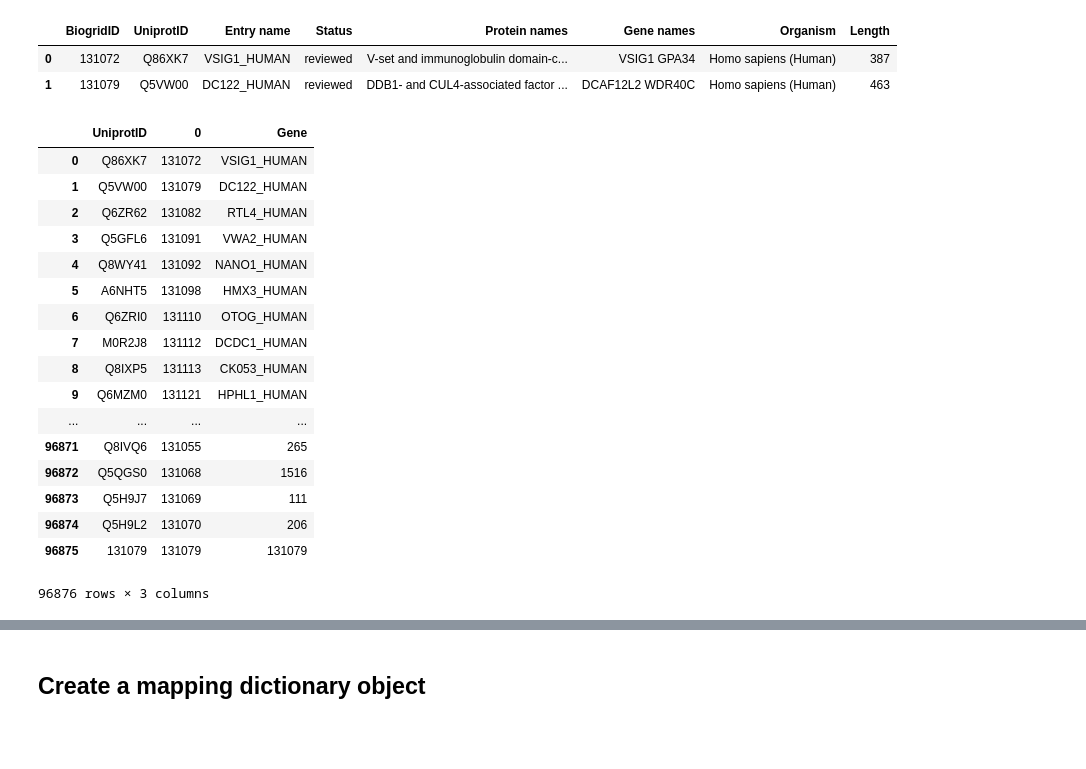
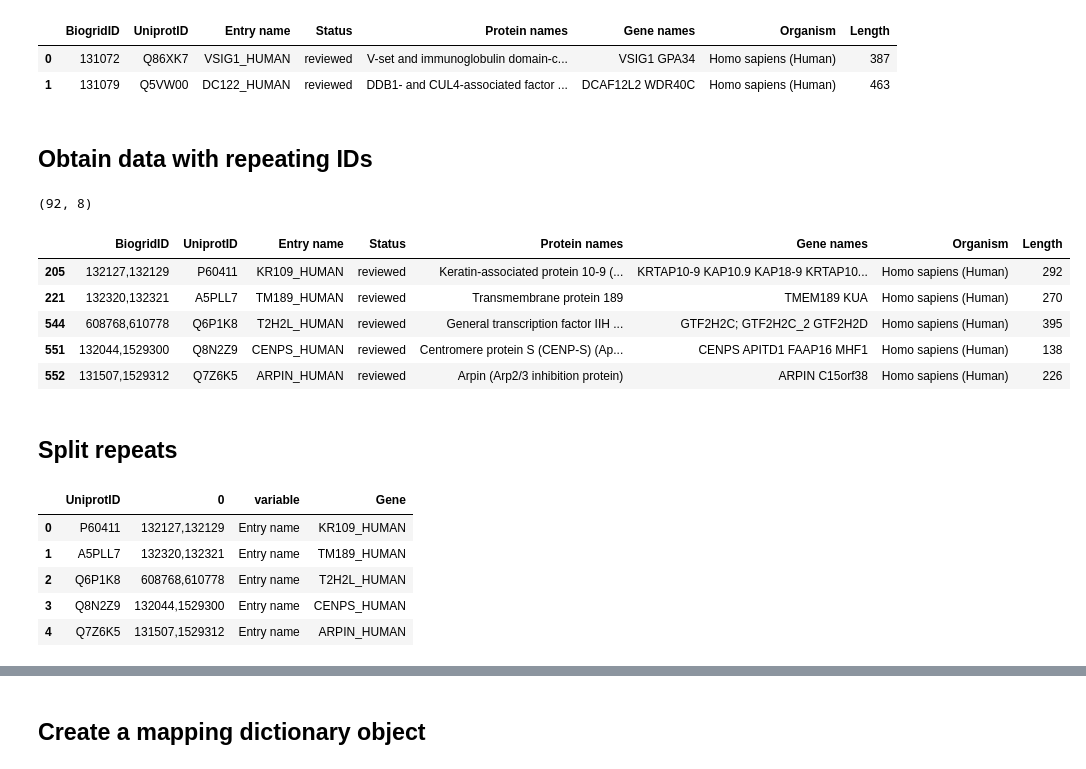
Before and after one commit to kenbabu/BioGrid, a Jupyter notebook: BioGridDataDec2018.ipynb, the cells around one changed output, grey strips where cells are left out. Drawn from its saved outputs; the diff is of its cells as text; code cells hidden in the pictures; blank space fills up the shorter version.

```diff
--- a/BioGridDataDec2018.ipynb
+++ b/BioGridDataDec2018.ipynb
@@ -203,28 +190,37 @@ dfmap.head(2)
 |  | BiogridID | UniprotID | Entry name | Status | Protein names | Gene names | Organism | Length |
 | 0 | 131072 | Q86XK7 | VSIG1_HUMAN | reviewed | V-set and immunoglobulin domain-c... | VSIG1 GPA34 | Homo sapiens (Human) | 387 |
 | 1 | 131079 | Q5VW00 | DC122_HUMAN | reviewed | DDB1- and CUL4-associated factor ... | DCAF12L2 WDR40C | Homo sapiens (Human) | 463 |
+# %% [markdown]
+## Obtain data with repeating IDs
+# %%
+df_repeats = dfmap.loc[dfmap['BiogridID'].apply(lambda x: len(x.split(',')) >1)]
+# %%
+df_repeats.shape
+# %% [output]
+(92, 8)
+# %%
+df_repeats.head()
+# %% [output]
+|  | BiogridID | UniprotID | Entry name | Status | Protein names | Gene names | Organism | Length |
+| 205 | 132127,132129 | P60411 | KR109_HUMAN | reviewed | Keratin-associated protein 10-9 (... | KRTAP10-9 KAP10.9 KAP18-9 KRTAP10... | Homo sapiens (Human) | 292 |
+| 221 | 132320,132321 | A5PLL7 | TM189_HUMAN | reviewed | Transmembrane protein 189 | TMEM189 KUA | Homo sapiens (Human) | 270 |
+| 544 | 608768,610778 | Q6P1K8 | T2H2L_HUMAN | reviewed | General transcription factor IIH ... | GTF2H2C; GTF2H2C_2 GTF2H2D | Homo sapiens (Human) | 395 |
+| 551 | 132044,1529300 | Q8N2Z9 | CENPS_HUMAN | reviewed | Centromere protein S (CENP-S) (Ap... | CENPS APITD1 FAAP16 MHF1 | Homo sapiens (Human) | 138 |
+| 552 | 131507,1529312 | Q7Z6K5 | ARPIN_HUMAN | reviewed | Arpin (Arp2/3 inhibition protein) | ARPIN C15orf38 | Homo sapiens (Human) | 226 |
+# %% [markdown]
+## Split repeats
 # %%
-dfmap.BiogridID.apply(pd.Series).\
-    merge(dfmap, right_index = True, left_index = True).\
+df_repeats_split = df_repeats.BiogridID.apply(pd.Series).\
+    merge(df_repeats, right_index = True, left_index = True).\
     drop(['BiogridID'], axis=1).\
-    melt(id_vars = ['UniprotID', 0], value_name = 'Gene').\
-    drop('variable', axis=1)
+    melt(id_vars = ['UniprotID', 0], value_name = 'Gene')
+#     drop('variable', axis=1)
-# %% [output]
-|  | UniprotID | 0 | Gene |
-| 0 | Q86XK7 | 131072 | VSIG1_HUMAN |
-| 1 | Q5VW00 | 131079 | DC122_HUMAN |
-| 2 | Q6ZR62 | 131082 | RTL4_HUMAN |
-| 3 | Q5GFL6 | 131091 | VWA2_HUMAN |
-| 4 | Q8WY41 | 131092 | NANO1_HUMAN |
-| 5 | A6NHT5 | 131098 | HMX3_HUMAN |
-| 6 | Q6ZRI0 | 131110 | OTOG_HUMAN |
-| 7 | M0R2J8 | 131112 | DCDC1_HUMAN |
-| 8 | Q8IXP5 | 131113 | CK053_HUMAN |
-| 9 | Q6MZM0 | 131121 | HPHL1_HUMAN |
-| ... | ... | ... | ... |
-| 96871 | Q8IVQ6 | 131055 | 265 |
-| 96872 | Q5QGS0 | 131068 | 1516 |
-| 96873 | Q5H9J7 | 131069 | 111 |
-| 96874 | Q5H9L2 | 131070 | 206 |
-| 96875 | 131079 | 131079 | 131079 |
-96876 rows × 3 columns
+# %%
+df_repeats_split.head()
+# %% [output]
+|  | UniprotID | 0 | variable | Gene |
+| 0 | P60411 | 132127,132129 | Entry name | KR109_HUMAN |
+| 1 | A5PLL7 | 132320,132321 | Entry name | TM189_HUMAN |
+| 2 | Q6P1K8 | 608768,610778 | Entry name | T2H2L_HUMAN |
+| 3 | Q8N2Z9 | 132044,1529300 | Entry name | CENPS_HUMAN |
+| 4 | Q7Z6K5 | 131507,1529312 | Entry name | ARPIN_HUMAN |
```
Also changed, not shown: parts of 80 cells of this notebook, 1 other file.
